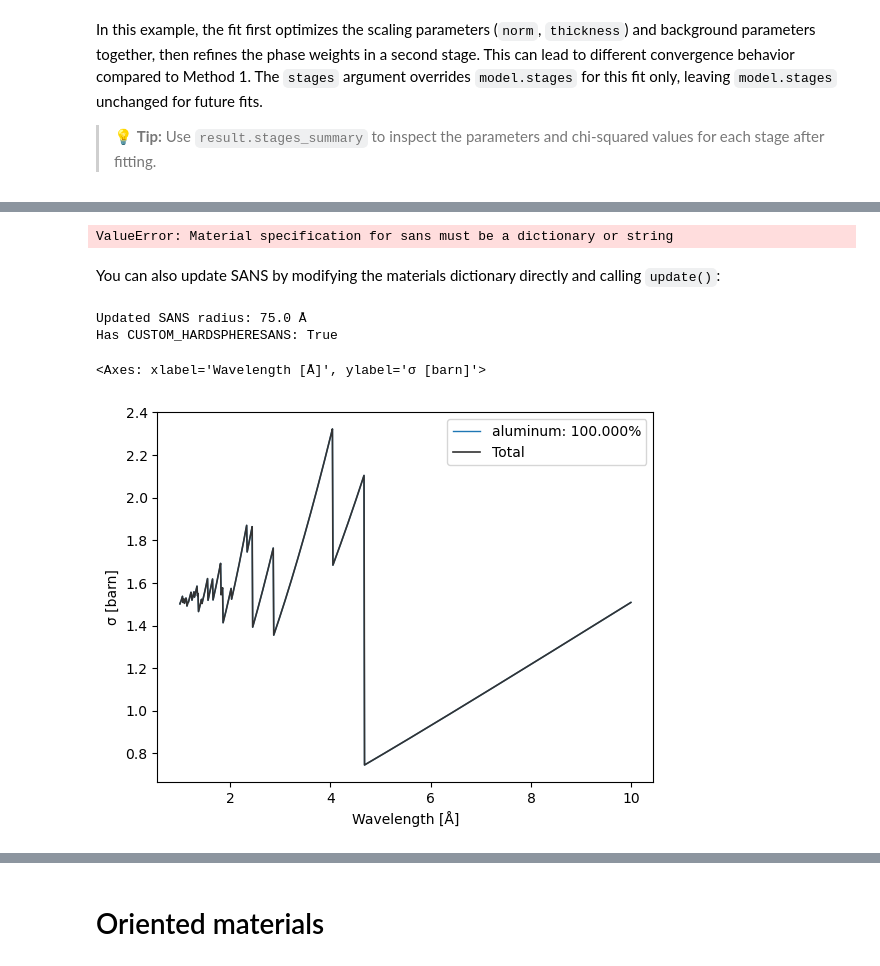
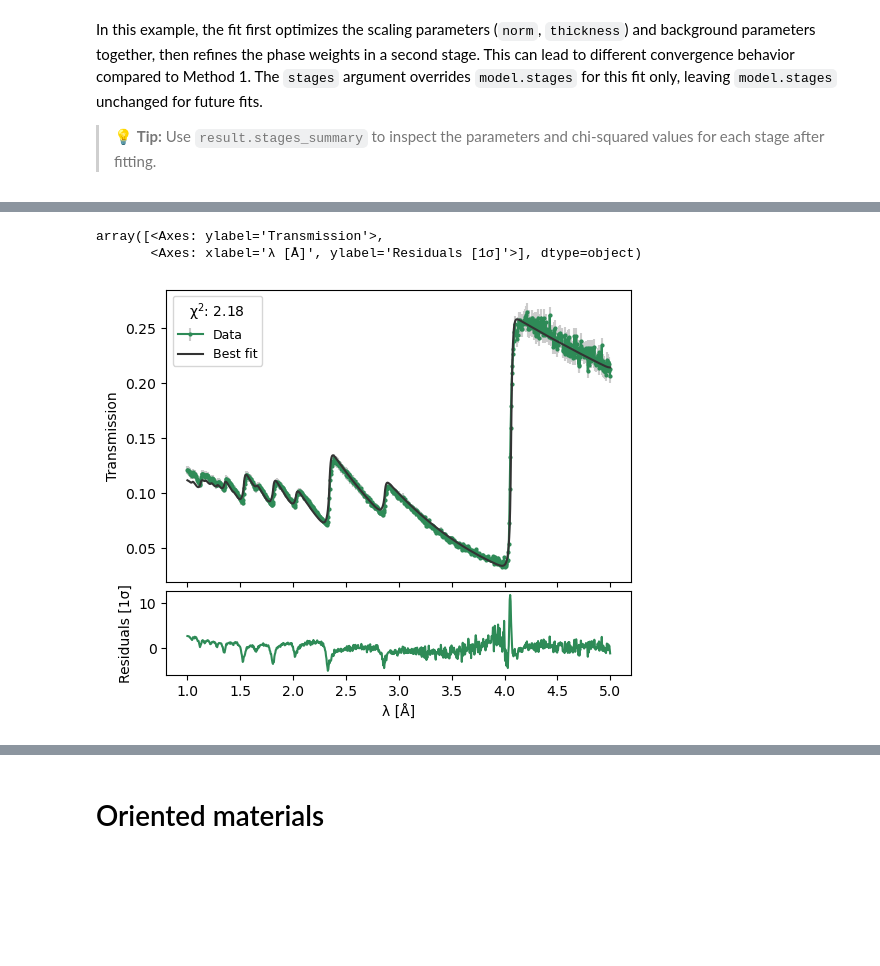
Before and after one commit to TsvikiHirsh/nbragg, a Jupyter notebook: notebooks/nbragg_tutorial.ipynb, the cells around one changed output, grey strips where cells are left out. Cells and saved outputs as stored; diff of their text form; code cells hidden in the pictures; blank space fills up the shorter version.

```diff
--- a/notebooks/nbragg_tutorial.ipynb
+++ b/notebooks/nbragg_tutorial.ipynb
@@ -381,36 +365,23 @@ xs.plot()
-# %%
-import numpy as np
-
-# Create wavelength array
-wl = np.linspace(1, 5, 100)
-
-# For single-phase material, use 'sans'
-xs = nbragg.CrossSection(wl, sans=55.0)
-print(f"Updated SANS radius: {xs_sans.materials['aluminum']['sans']} Å")
-
-# For multi-phase material, use 'sans1', 'sans2', etc.
-xs_multiphase_sans(wl, sans1=35.0, sans2=65.0)
-print(f"Alpha SANS radius: {xs_multiphase_sans.materials['alpha']['sans']} Å")
-print(f"Gamma SANS radius: {xs_multiphase_sans.materials['gamma']['sans']} Å")
-# %% [output]
-ValueError: Material specification for sans must be a dictionary or string
-# %% [markdown]
-You can also update SANS by modifying the materials dictionary directly and calling `update()`:
-# %%
-# Update SANS via materials dict
-xs_sans.materials['aluminum']['sans'] = 75.0  # CORRECT: material_name['parameter']
-xs_sans.update()
-
-print(f"Updated SANS radius: {xs_sans.materials['aluminum']['sans']} Å")
-print("Has CUSTOM_HARDSPHERESANS:", '@CUSTOM_HARDSPHERESANS' in xs_sans.textdata['aluminum'])
-
-# WRONG way (this will raise an error):
-# xs_sans.materials['sans'] = 75.0  # ❌ INCORRECT - 'sans' is not a material name!
-# %% [output]
-Updated SANS radius: 75.0 Å
-Has CUSTOM_HARDSPHERESANS: True
-# %%
-xs_sans.plot()
-# %% [output]
-<Axes: xlabel='Wavelength [Å]', ylabel='σ [barn]'>
-[figure, removed]
+# %%
+# Define material with SANS
+xs_sans = nbragg.CrossSection({
+    'iron': {
+        'mat': 'Fe_sg229_Iron-alpha_LGS.ncmat',
+        'sans': 50.0  # 50 Angstrom sphere radius
+    }
+})
+
+# Alternatively, register a material with SANS
+nbragg.utils.register_material(sans=xs_sans.materials)
+xs_sans_alt = nbragg.CrossSection(aluminum=nbragg.materials['sans_iron'])
+
+# Create model with SANS fitting enabled
+model_sans = nbragg.TransmissionModel(xs_sans, vary_response=True, vary_sans=True)
+
+result_sans = model_sans.fit(data, wlmin=1, wlmax=5)
+# %%
+result_sans.plot()
+# %% [output]
+array([<Axes: ylabel='Transmission'>,
+       <Axes: xlabel='λ [Å]', ylabel='Residuals [1σ]'>], dtype=object)
+[figure, added]
```
Also changed, not shown: parts of 58 cells of this notebook.
